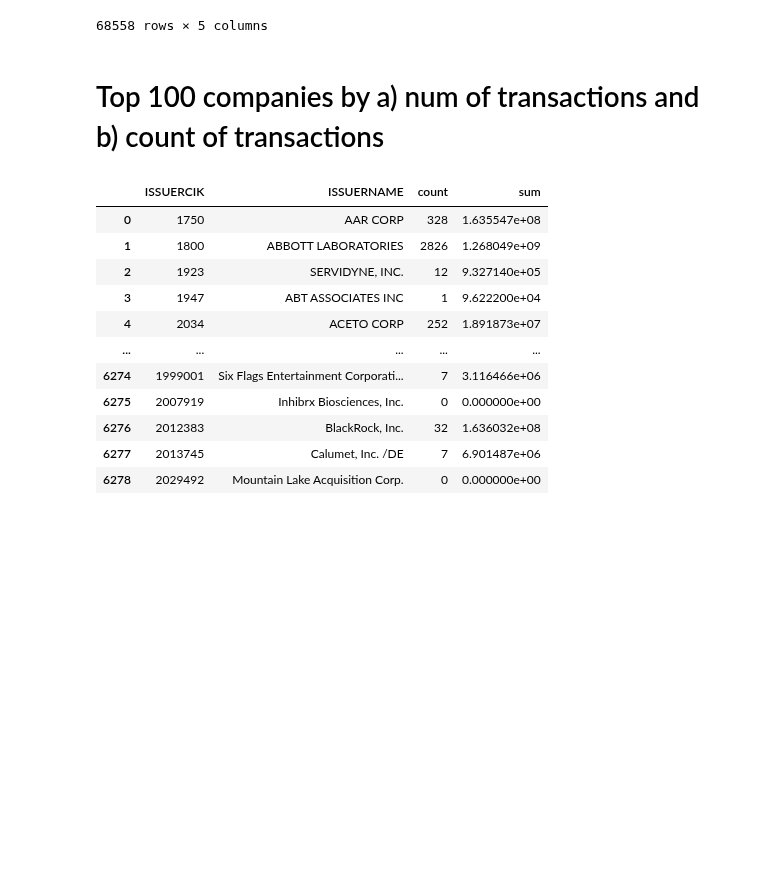
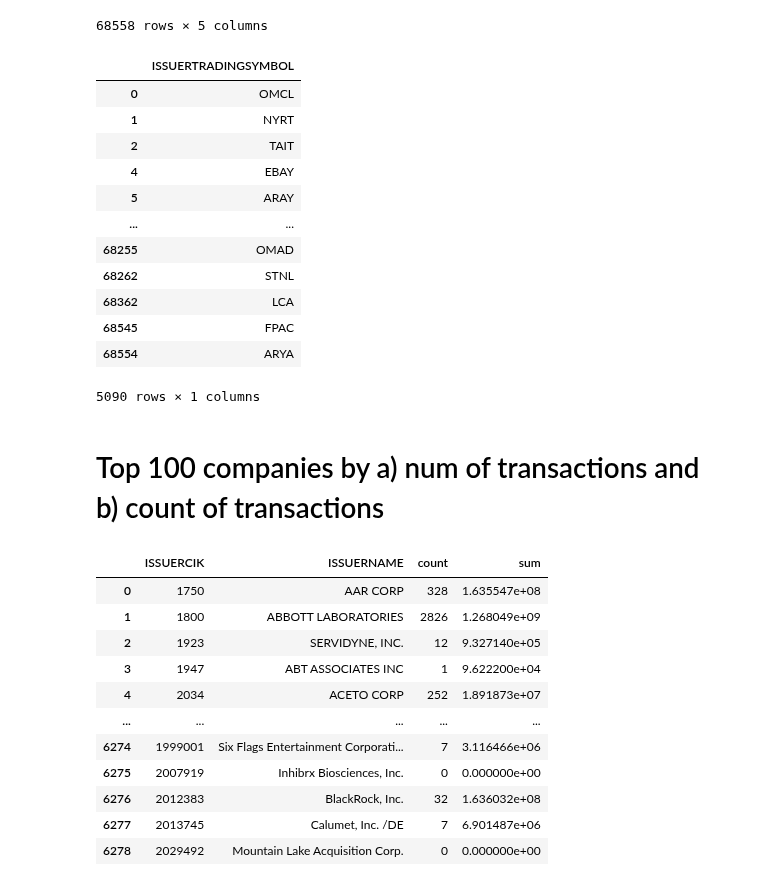
Before and after one commit to Blimperoo/DSA4263-Final-Insider-Trading, a Jupyter notebook: src/data/SEC_and_Litigations_EDA.ipynb, the cells around one changed output. Drawn from its saved outputs; the diff is of its cells as text; code cells hidden in the pictures; blank space fills up the shorter version.

```diff
--- a/src/data/SEC_and_Litigations_EDA.ipynb
+++ b/src/data/SEC_and_Litigations_EDA.ipynb
@@ -793,3 +813,22 @@ names_data_fr_caitlyn_final
 # %%
 names_data_fr_caitlyn_final.to_csv(f'{DATA_FOLDER}/unique_names_trans_8above.csv', index=False)
 #unique_dates_df.to_csv(f'{DATA_FOLDER}/rptowner_trade_with_date.csv', index=False)
+# %%
+df = pd.read_csv(f'{DATA_FOLDER}/unique_names_trans_8above.csv')
+# %%
+unique_ticker_trans_8above = df[['ISSUERTRADINGSYMBOL']].drop_duplicates()
+unique_ticker_trans_8above
+# %% [output]
+|  | ISSUERTRADINGSYMBOL |
+| 0 | OMCL |
+| 1 | NYRT |
+| 2 | TAIT |
+| 4 | EBAY |
+| 5 | ARAY |
+| ... | ... |
+| 68255 | OMAD |
+| 68262 | STNL |
+| 68362 | LCA |
+| 68545 | FPAC |
+| 68554 | ARYA |
+5090 rows × 1 columns
```
Also changed, not shown: parts of 16 cells of this notebook.
